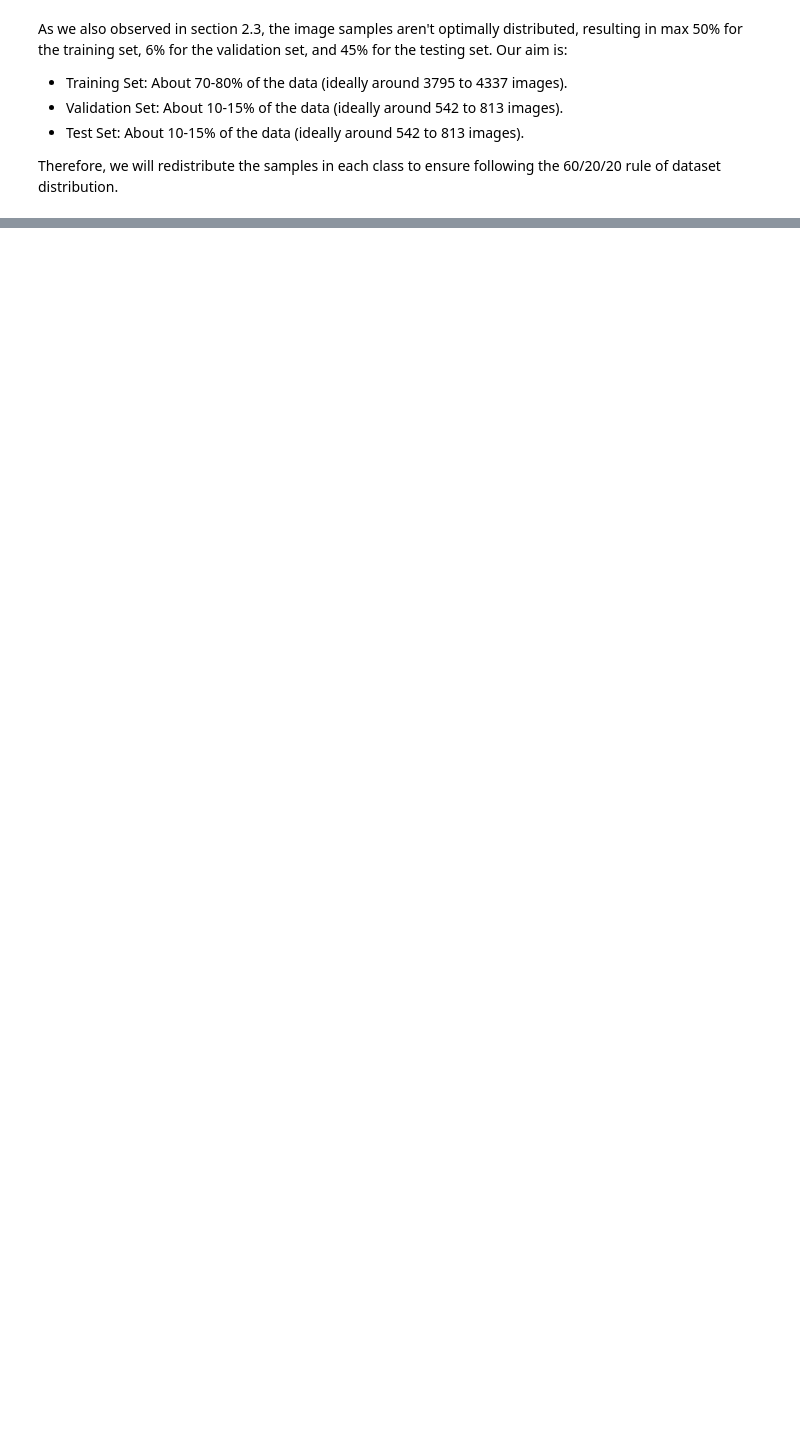
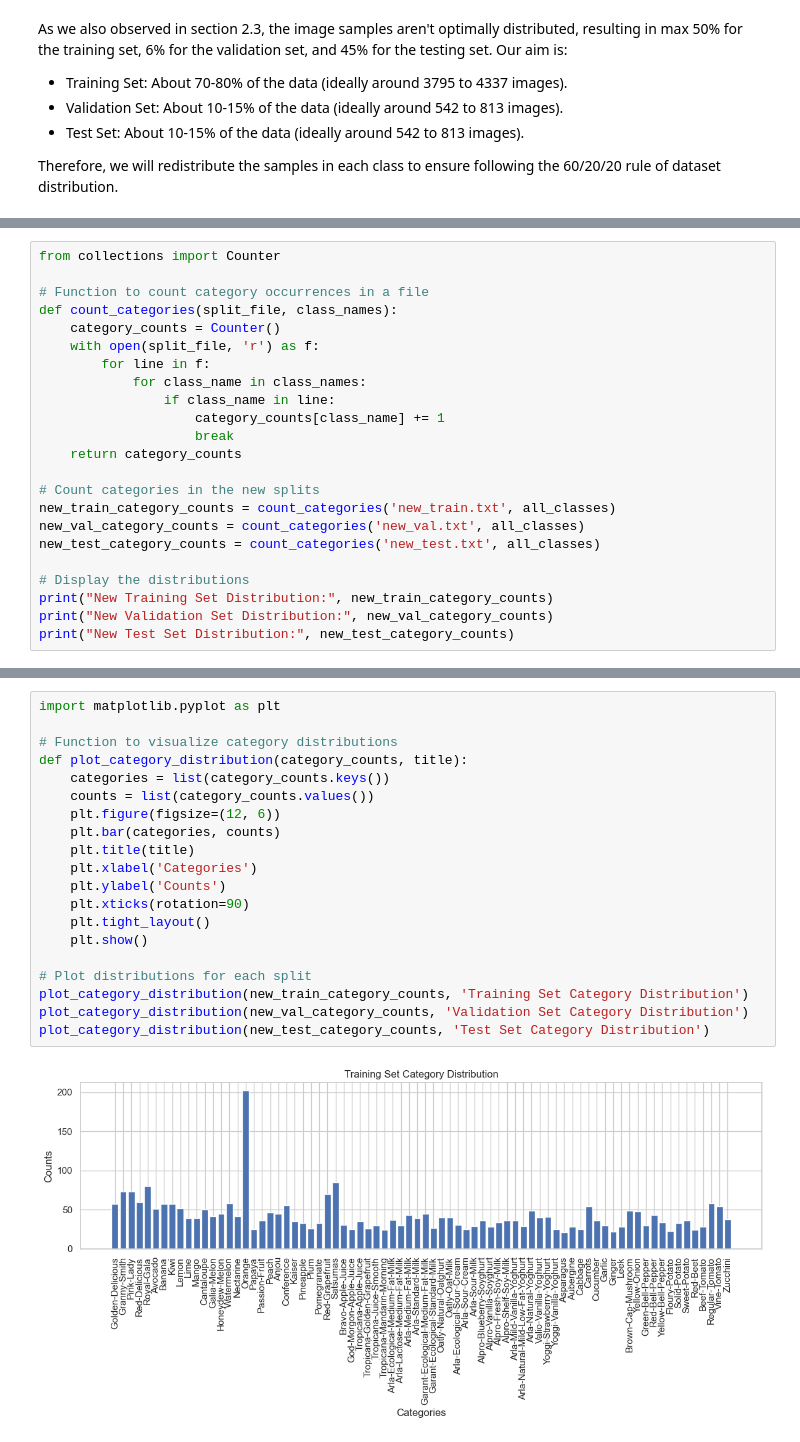
Before and after one commit to VeronicaTverdohleb/MALProject, a Jupyter notebook: FinalProject.ipynb, the cells around one changed output, grey strips where cells are left out. Cells and saved outputs as stored; diff of their text form; blank space fills up the shorter version.

```diff
--- a/FinalProject.ipynb
+++ b/FinalProject.ipynb
@@ -227,0 +295,23 @@ Therefore, we will redistribute the samples in each class to ensure following th
+# %%
+from collections import Counter
+
+# Function to count category occurrences in a file
+def count_categories(split_file, class_names):
+    category_counts = Counter()
+    with open(split_file, 'r') as f:
+        for line in f:
+            for class_name in class_names:
+                if class_name in line:
+                    category_counts[class_name] += 1
+                    break
+    return category_counts
+
+# Count categories in the new splits
+new_train_category_counts = count_categories('new_train.txt', all_classes)
+new_val_category_counts = count_categories('new_val.txt', all_classes)
+new_test_category_counts = count_categories('new_test.txt', all_classes)
+
+# Display the distributions
+print("New Training Set Distribution:", new_train_category_counts)
+print("New Validation Set Distribution:", new_val_category_counts)
+print("New Test Set Distribution:", new_test_category_counts)
@@ -227,0 +324,22 @@ Therefore, we will redistribute the samples in each class to ensure following th
+# %%
+import matplotlib.pyplot as plt
+
+# Function to visualize category distributions
+def plot_category_distribution(category_counts, title):
+    categories = list(category_counts.keys())
+    counts = list(category_counts.values())
+    plt.figure(figsize=(12, 6))
+    plt.bar(categories, counts)
+    plt.title(title)
+    plt.xlabel('Categories')
+    plt.ylabel('Counts')
+    plt.xticks(rotation=90)
+    plt.tight_layout()
+    plt.show()
+
+# Plot distributions for each split
+plot_category_distribution(new_train_category_counts, 'Training Set Category Distribution')
+plot_category_distribution(new_val_category_counts, 'Validation Set Category Distribution')
+plot_category_distribution(new_test_category_counts, 'Test Set Category Distribution')
+# %% [output]
+[figure, added]
```
Also changed, not shown: parts of 11 cells of this notebook, 3 other files.
